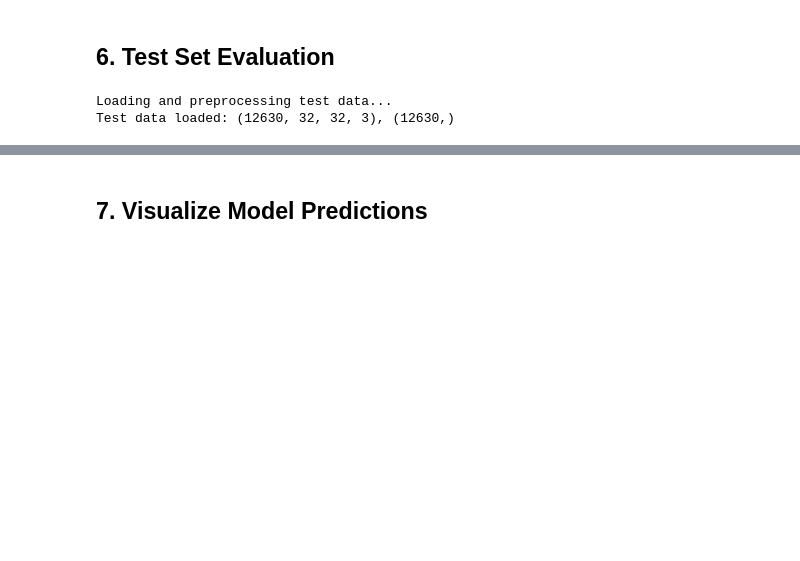
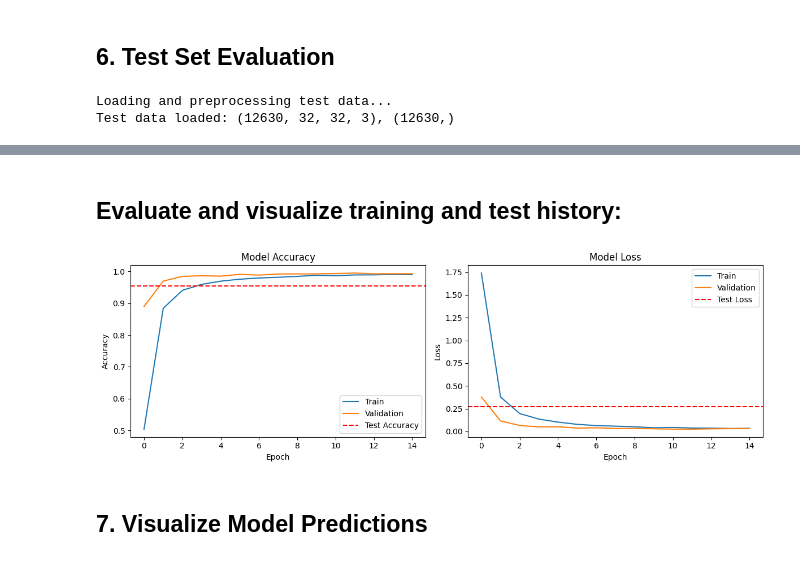
Before and after one commit to bohdan-zadorozhnyi/road-sign-recognition, a Jupyter notebook: notebooks/model_training.ipynb, the cells around one changed output, grey strips where cells are left out. Cells and saved outputs as stored; diff of their text form; code cells hidden in the pictures; blank space fills up the shorter version.

Commit message:
Added test data to result evaluation plots

```diff
--- a/notebooks/model_training.ipynb
+++ b/notebooks/model_training.ipynb
@@ -422,3 +421,36 @@ plot_confusion_matrix(y_test, y_pred, classes)
+# %% [markdown]
+## Evaluate and visualize training and test history:
+# %%
+# Plot training and test history
+def plot_training_and_test_history(history, test_accuracy, test_loss):
+    plt.figure(figsize=(12, 4))
+
+    # Plot accuracy
+    plt.subplot(1, 2, 1)
+    plt.plot(history.history['accuracy'], label='Train')
+    plt.plot(history.history['val_accuracy'], label='Validation')
+    plt.axhline(y=test_accuracy, color='r', linestyle='--', label='Test Accuracy')
+    plt.title('Model Accuracy')
+    plt.xlabel('Epoch')
+    plt.ylabel('Accuracy')
+    plt.legend()
+
+    # Plot loss
+    plt.subplot(1, 2, 2)
+    plt.plot(history.history['loss'], label='Train')
+    plt.plot(history.history['val_loss'], label='Validation')
+    plt.axhline(y=test_loss, color='r', linestyle='--', label='Test Loss')
+    plt.title('Model Loss')
+    plt.xlabel('Epoch')
+    plt.ylabel('Loss')
+    plt.legend()
+
+    plt.tight_layout()
+    plt.show()
+
+plot_training_and_test_history(history, test_accuracy, test_loss)
+# %% [output]
+[figure, added]
 # %% [markdown]
 ## 7. Visualize Model Predictions
 # %%
```
Also changed, not shown: parts of 12 cells of this notebook, 6 other files.
